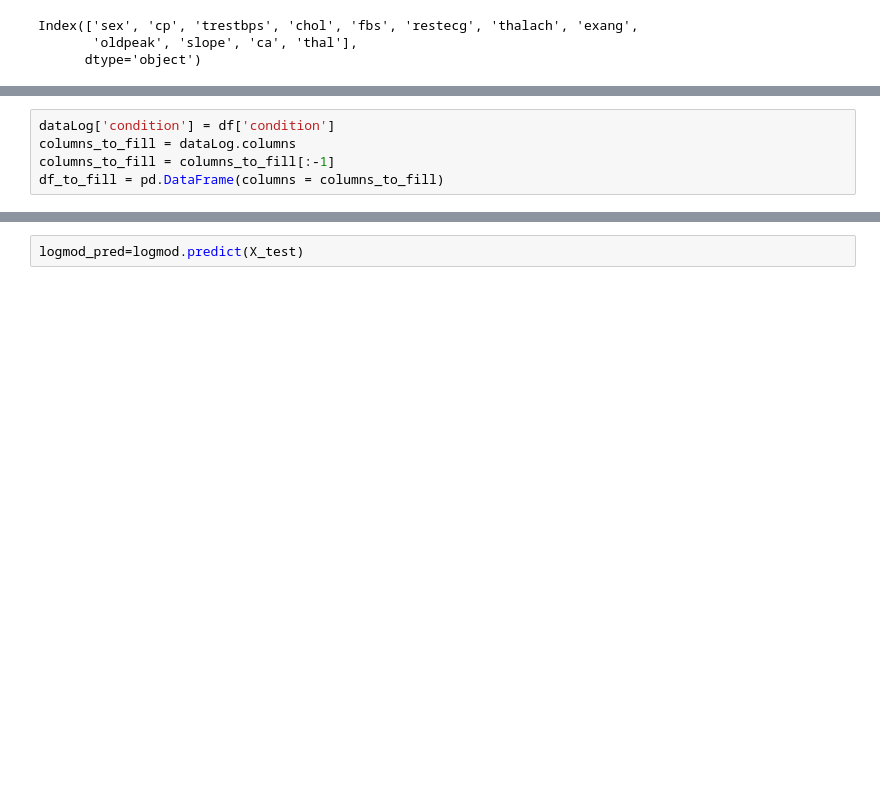
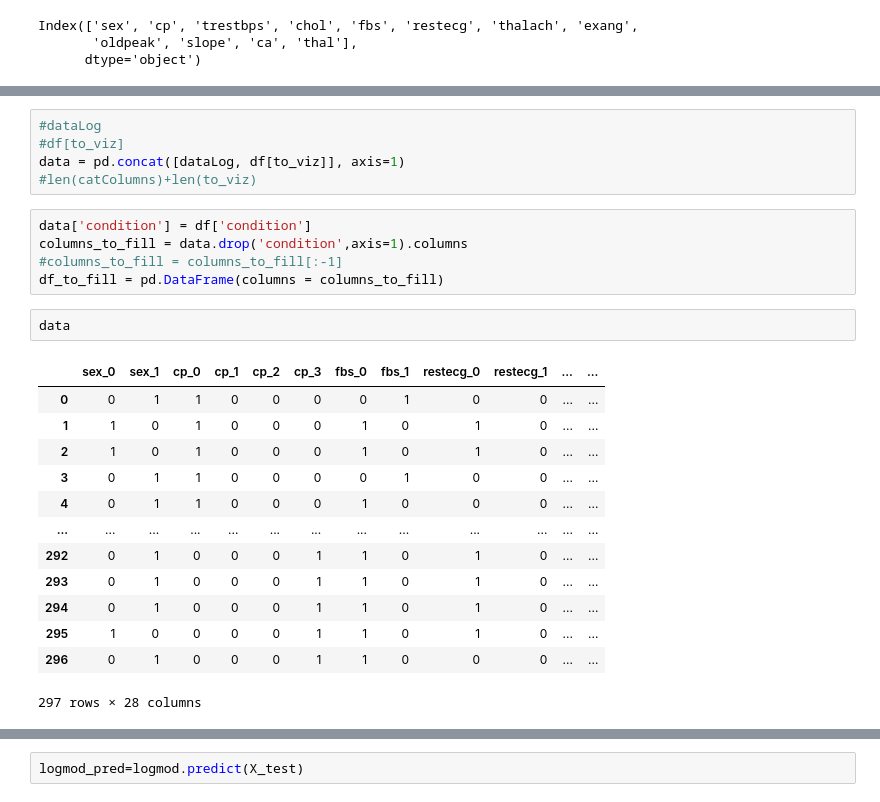
Before and after one commit to KamenDamov/Heart-Disease-ML, a Jupyter notebook: Heart Model.ipynb, the cells around one changed output, grey strips where cells are left out. Cells and saved outputs as stored; diff of their text form; blank space fills up the shorter version.

```diff
--- a/Heart Model.ipynb
+++ b/Heart Model.ipynb
@@ -55,5 +94,26 @@ dataLog = pd.concat(new_to_produce, axis = 1).sort_index()
+# %%
+#dataLog
+#df[to_viz]
+data = pd.concat([dataLog, df[to_viz]], axis=1)
+#len(catColumns)+len(to_viz)
 # %%
-dataLog['condition'] = df['condition']
-columns_to_fill = dataLog.columns
-columns_to_fill = columns_to_fill[:-1]
+data['condition'] = df['condition']
+columns_to_fill = data.drop('condition',axis=1).columns
+#columns_to_fill = columns_to_fill[:-1]
 df_to_fill = pd.DataFrame(columns = columns_to_fill)
+# %%
+data
+# %% [output]
+|  | sex_0 | sex_1 | cp_0 | cp_1 | cp_2 | cp_3 | fbs_0 | fbs_1 | restecg_0 | restecg_1 | ... | ... |
+| 0 | 0 | 1 | 1 | 0 | 0 | 0 | 0 | 1 | 0 | 0 | ... | ... |
+| 1 | 1 | 0 | 1 | 0 | 0 | 0 | 1 | 0 | 1 | 0 | ... | ... |
+| 2 | 1 | 0 | 1 | 0 | 0 | 0 | 1 | 0 | 1 | 0 | ... | ... |
+| 3 | 0 | 1 | 1 | 0 | 0 | 0 | 0 | 1 | 0 | 0 | ... | ... |
+| 4 | 0 | 1 | 1 | 0 | 0 | 0 | 1 | 0 | 0 | 0 | ... | ... |
+| ... | ... | ... | ... | ... | ... | ... | ... | ... | ... | ... | ... | ... |
+| 292 | 0 | 1 | 0 | 0 | 0 | 1 | 1 | 0 | 1 | 0 | ... | ... |
+| 293 | 0 | 1 | 0 | 0 | 0 | 1 | 1 | 0 | 1 | 0 | ... | ... |
+| 294 | 0 | 1 | 0 | 0 | 0 | 1 | 1 | 0 | 1 | 0 | ... | ... |
+| 295 | 1 | 0 | 0 | 0 | 0 | 1 | 1 | 0 | 1 | 0 | ... | ... |
+| 296 | 0 | 1 | 0 | 0 | 0 | 1 | 1 | 0 | 0 | 0 | ... | ... |
+297 rows × 28 columns
```
Also changed, not shown: parts of 12 cells of this notebook, 4 other files.
